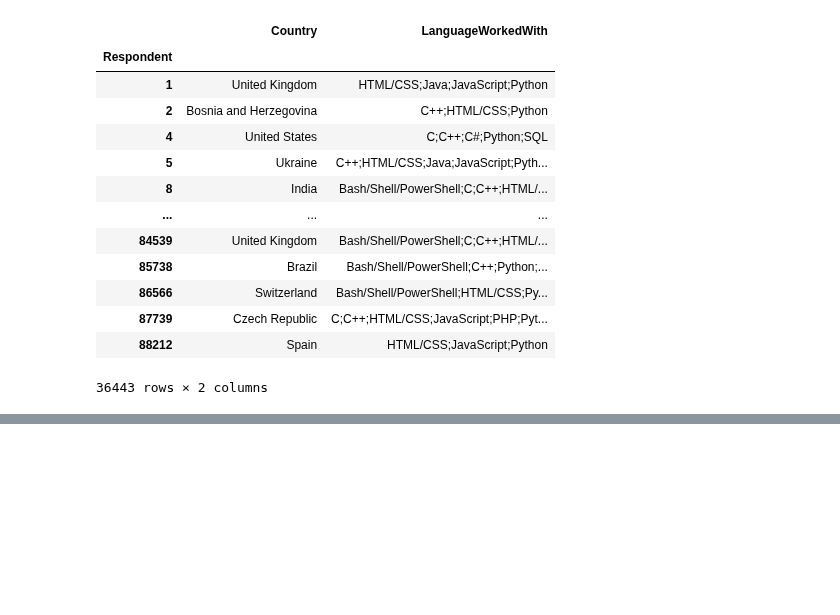
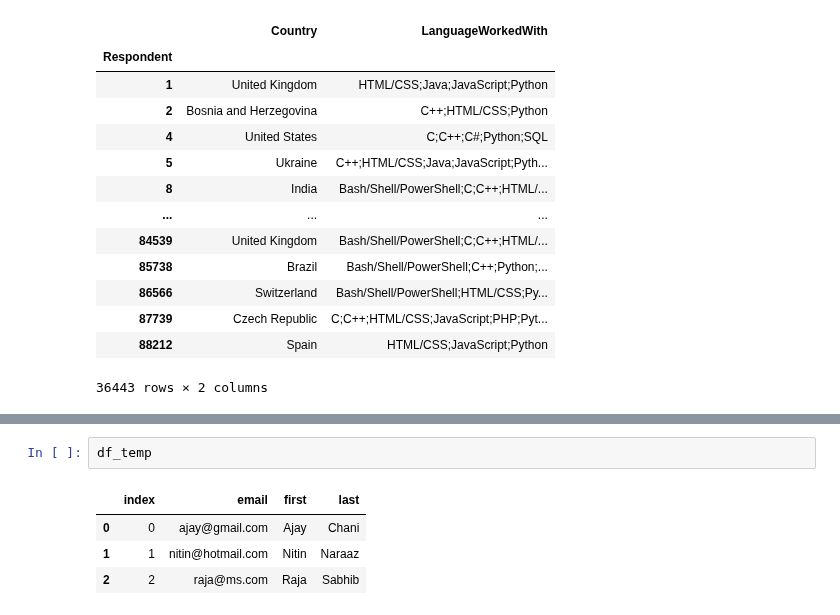
Before and after one commit to achani/data_analysis, a Jupyter notebook: src/pandas_demo.ipynb, the cells around one changed output, grey strips where cells are left out. Drawn from its saved outputs; the diff is of its cells as text; blank space fills up the shorter version.

```diff
--- a/src/pandas_demo.ipynb
+++ b/src/pandas_demo.ipynb
@@ -313,0 +366,7 @@ df.loc[python, ['Country', 'LanguageWorkedWith']]
+# %%
+df_temp
+# %% [output]
+|  | index | email | first | last |
+| 0 | 0 | ajay@gmail.com | Ajay | Chani |
+| 1 | 1 | nitin@hotmail.com | Nitin | Naraaz |
+| 2 | 2 | raja@ms.com | Raja | Sabhib |
```
Also changed, not shown: parts of 41 cells of this notebook.
